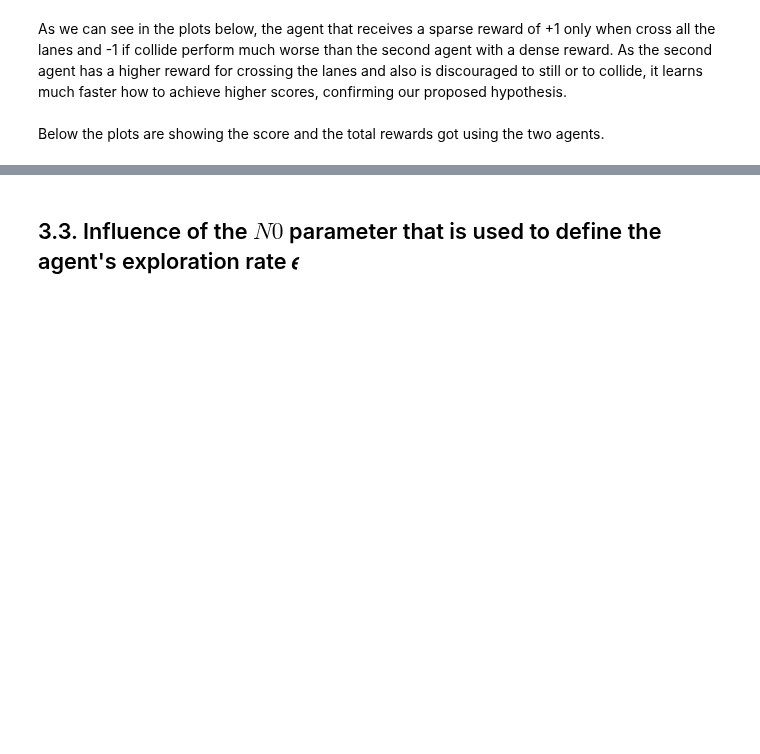
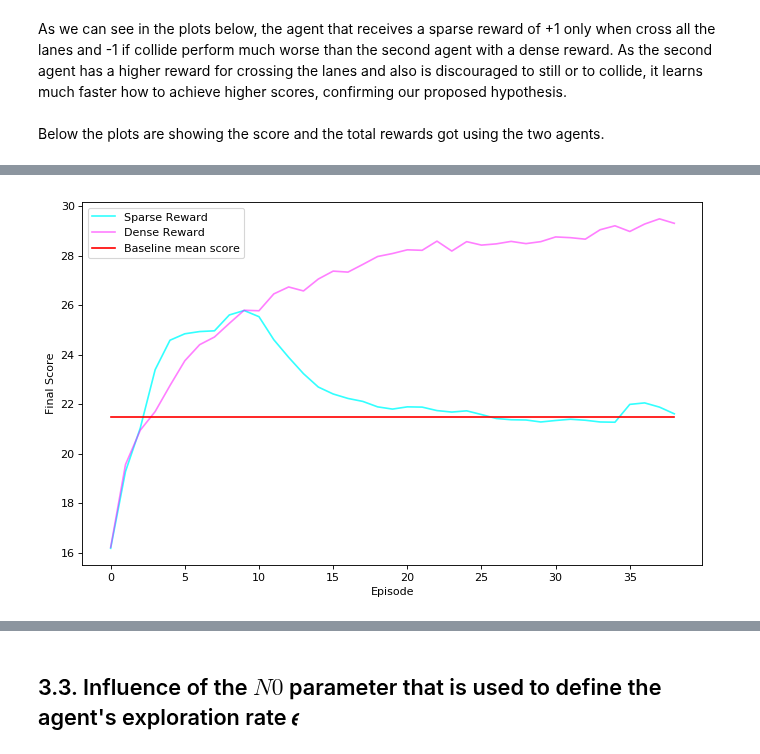
Before and after one commit to DionisiusMayr/FreewayGame, a Jupyter notebook: aline.almeida/aa_freeway.ipynb, the cells around one changed output, grey strips where cells are left out. Saved outputs shown, nothing was run; the diff lists cells and outputs as text; code cells hidden in the pictures; blank space fills up the shorter version.

```diff
--- a/aline.almeida/aa_freeway.ipynb
+++ b/aline.almeida/aa_freeway.ipynb
@@ -551,30 +567,32 @@ aux_plots.plot_3scores(scores_2act_sparseR[:3000], scores_2act[:3000], baseline[
 # %%
 # ---------- Moving average for the scores of the agent with sparse and dense rewards ----------
 
 from statistics import mean
 
-s1 = scores_2act_sparseR[:3000]
-s2 = scores_2act[:3000]
-s3 = baseline[:3000]
+s1 = scores_2act_sparseR[:4000]
+s2 = scores_2act[:4000]
+s3 = baseline[:4000]
 
-blocks = 3000//100
+blocks = 4000//100
 s1_avg100 = []
 
 for b in range(blocks-1):
     value = statistics.mean(s1[b*100:(b+1)*100])
     s1_avg100.append(value)
 
 s2_avg100 = []
 for b in range(blocks-1):
     value = statistics.mean(s2[b*100:(b+1)*100])
     s2_avg100.append(value)
 
 s3_avg100 = []
 for b in range(blocks-1):
     value = statistics.mean(s3[b*100:(b+1)*100])
     s3_avg100.append(value)
 
-aux_plots.plot_3scores(s1_avg100, s2_avg100, s3_avg100, "3 actions (up, down or stay)", "2 actions (up or stay)", "Baseline mean score (up)")
+aux_plots.plot_3scores(s1_avg100, s2_avg100, s3_avg100, "Sparse Reward", "Dense Reward", "Baseline mean score")
+# %% [output]
+[figure, added]
 # %%
 # ---------- Rewards of the agent with sparse and dense rewards ----------
 
```
Also changed, not shown: parts of 37 cells of this notebook.
